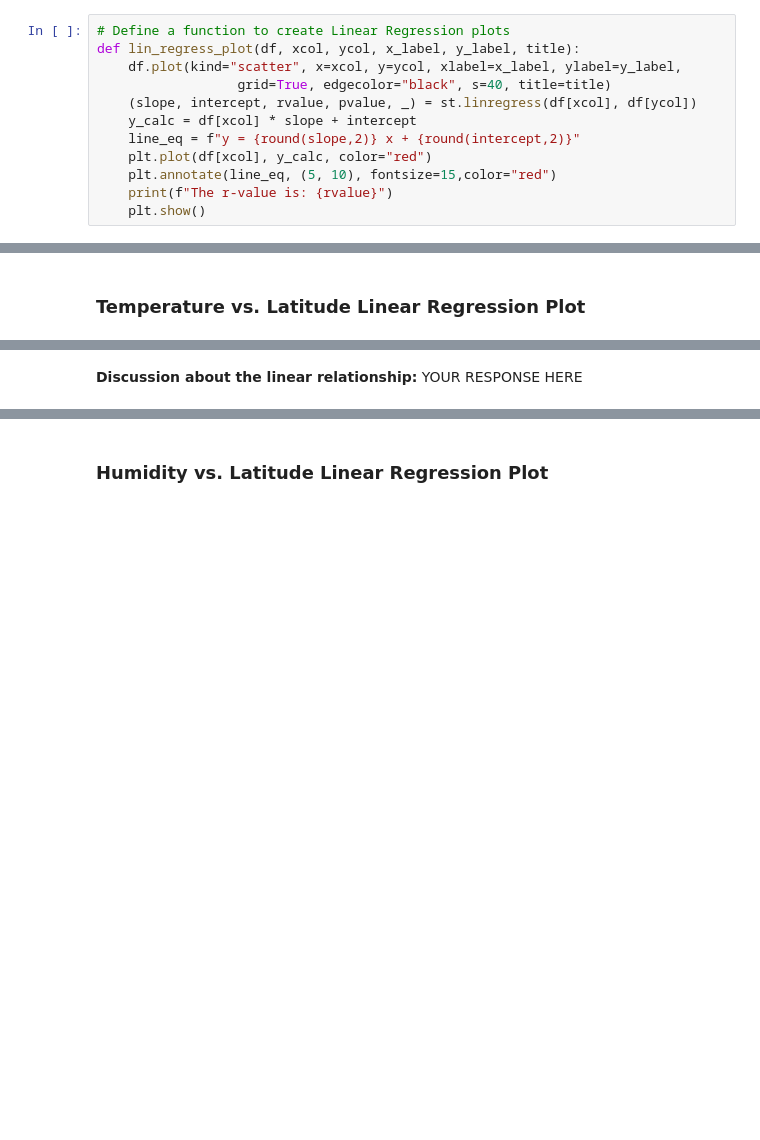
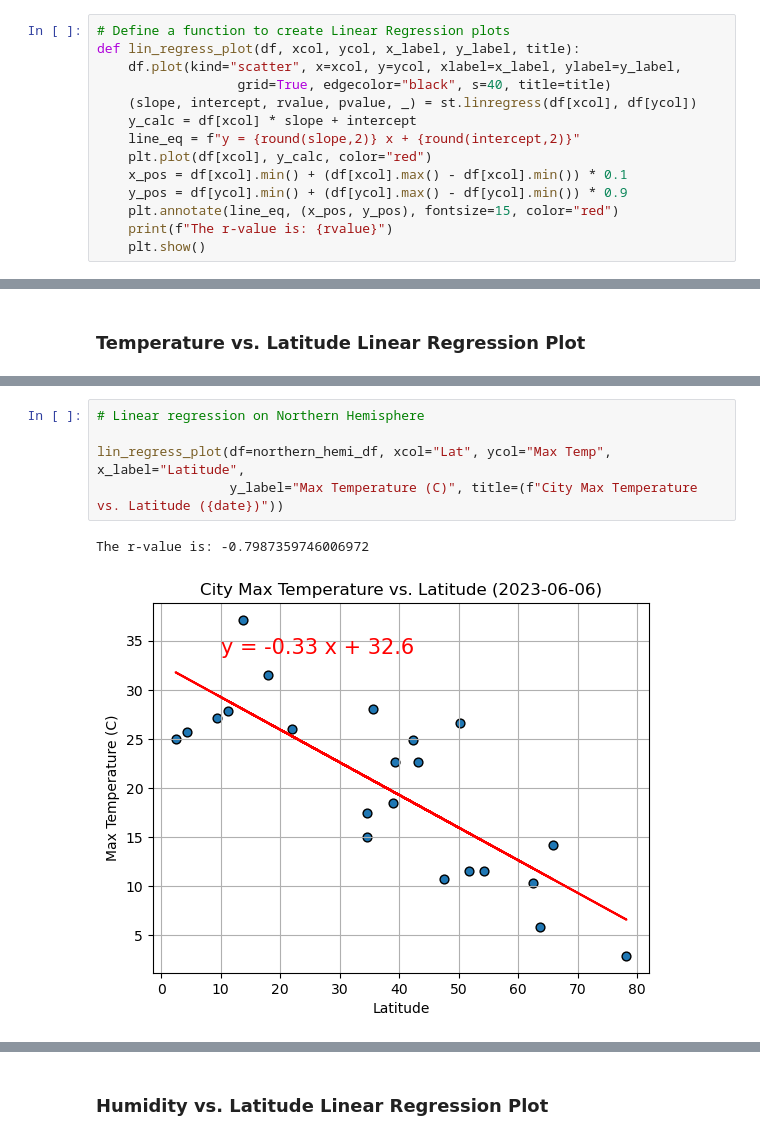
Before and after one commit to laurajanefaulds/API_challenge, a Jupyter notebook: ljf_code/WeatherPyLF.ipynb, the cells around one changed output, grey strips where cells are left out. Saved outputs shown, nothing was run; the diff lists cells and outputs as text; blank space fills up the shorter version.

```diff
--- a/ljf_code/WeatherPyLF.ipynb
+++ b/ljf_code/WeatherPyLF.ipynb
@@ -267,6 +267,8 @@ def lin_regress_plot(df, xcol, ycol, x_label, y_label, title):
     y_calc = df[xcol] * slope + intercept
     line_eq = f"y = {round(slope,2)} x + {round(intercept,2)}"
     plt.plot(df[xcol], y_calc, color="red")
-    plt.annotate(line_eq, (5, 10), fontsize=15,color="red")
+    x_pos = df[xcol].min() + (df[xcol].max() - df[xcol].min()) * 0.1
+    y_pos = df[ycol].min() + (df[ycol].max() - df[ycol].min()) * 0.9
+    plt.annotate(line_eq, (x_pos, y_pos), fontsize=15, color="red")
     print(f"The r-value is: {rvalue}")
     plt.show()
@@ -322,2 +306,8 @@ The r-value is: 0.4121057168607245
-# %% [markdown]
-**Discussion about the linear relationship:** YOUR RESPONSE HERE
+# %%
+# Linear regression on Northern Hemisphere
+
+lin_regress_plot(df=northern_hemi_df, xcol="Lat", ycol="Max Temp", x_label="Latitude",
+                 y_label="Max Temperature (C)", title=(f"City Max Temperature vs. Latitude ({date})"))
+# %% [output]
+The r-value is: -0.7987359746006972
+[figure, added]
```
Also changed, not shown: parts of 33 cells of this notebook, 4 other files.
